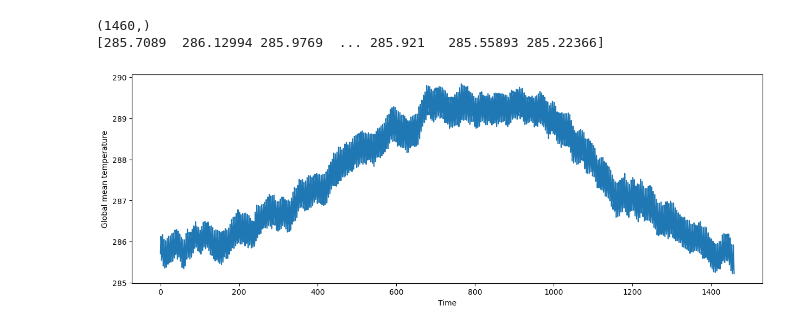
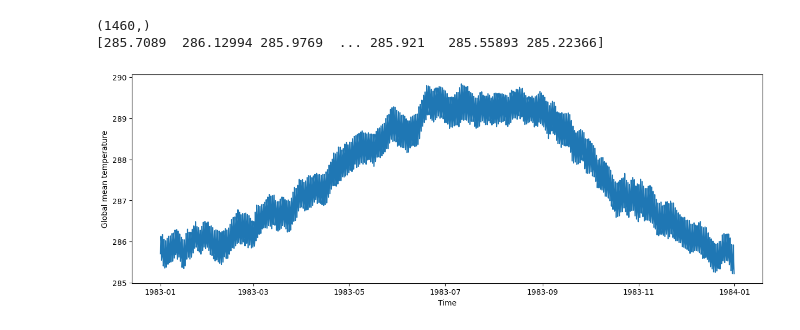
Before and after one commit to match798/G690, a Jupyter notebook: 05_multidimensional_arrays_also_plotting/05_multidimensional_array_exercise.ipynb, the cells around one changed output. Saved outputs shown, nothing was run; the diff lists cells and outputs as text; code cells hidden in the pictures.

Commit message:
reorganize the cells and add plotting for exercise 05

```diff
--- a/05_multidimensional_arrays_also_plotting/05_multidimensional_array_exercise.ipynb
+++ b/05_multidimensional_arrays_also_plotting/05_multidimensional_array_exercise.ipynb
@@ -47 +36,17 @@ temp_3d = temp_ds.air.values
+# %%
+""" Read in the data """
+# (a side note for anyone familiar with xarray: you might ask why I don't use xarray to directly open the file from the URL (or the related OpenDAP URL)?
+# The reason is that it takes several minutes to open this 55 MB file, whereas directly downloading it takes only a couple seconds!)
+
+import xarray as xr
+
+# open the dataset using xarray
+temp_ds = xr.open_dataset(output_file, chunks = -1)
+
+# get the latitude and temperature values as numpy arrays
+lat = temp_ds.lat.values
+temp_3d = temp_ds.air.values
+
+# also get the time array
+time = temp_ds.time.values
 # %%
@@ -179,9 +187,9 @@ print(weighted_temp_global)
 # %%
 # plot the global mean tempreature over time
 fig, ax = plt.subplots(figsize=(15,5))
-plt.plot(weighted_temp_global)
+plt.plot(time, weighted_temp_global)
 ax.set_xlabel("Time")
 ax.set_ylabel("Global mean temperature")
 plt.show()
 # %% [output]
-[figure, old version]
+[figure, new version]
```
Also changed, not shown: parts of 5 cells of this notebook.
